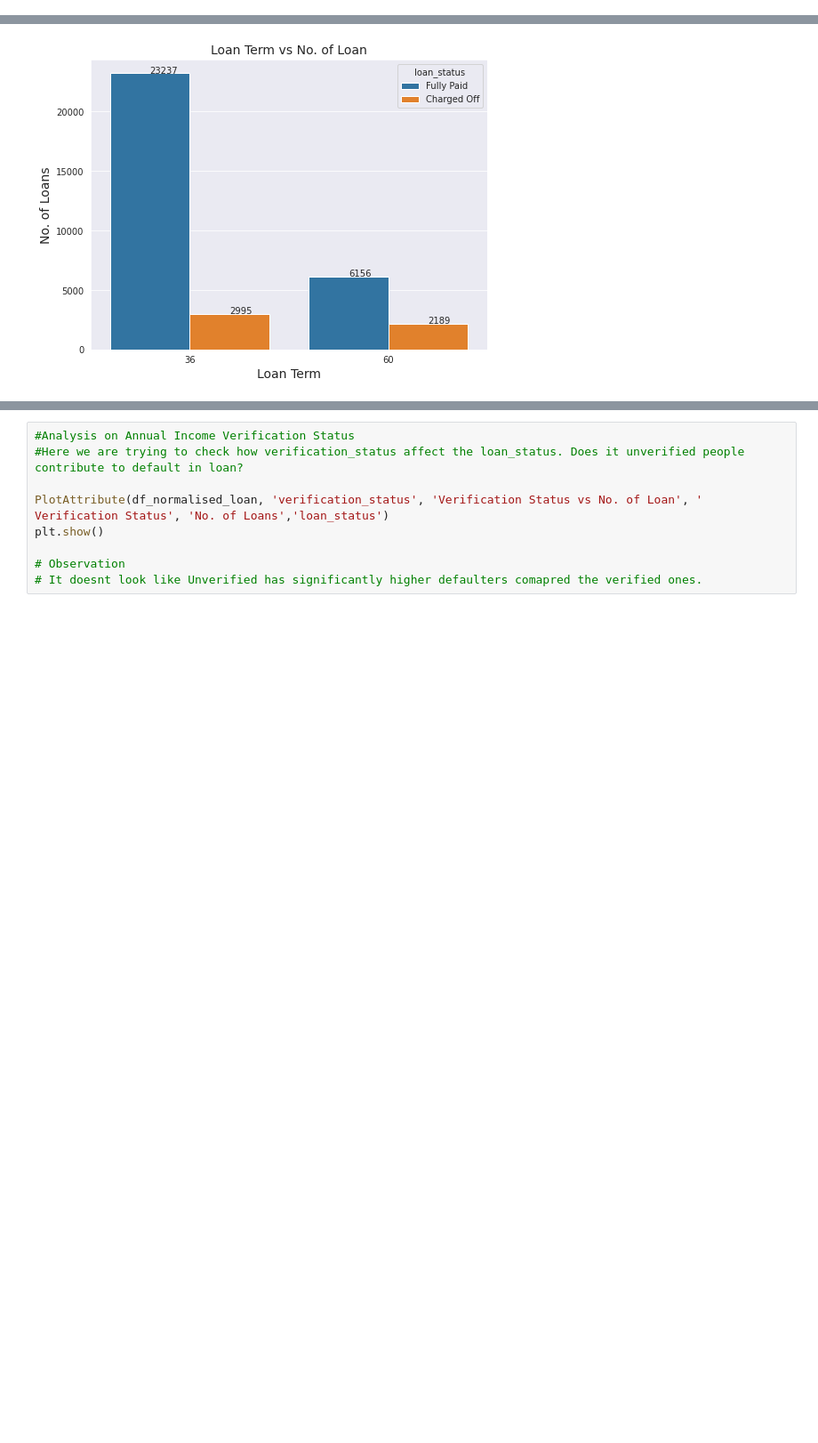
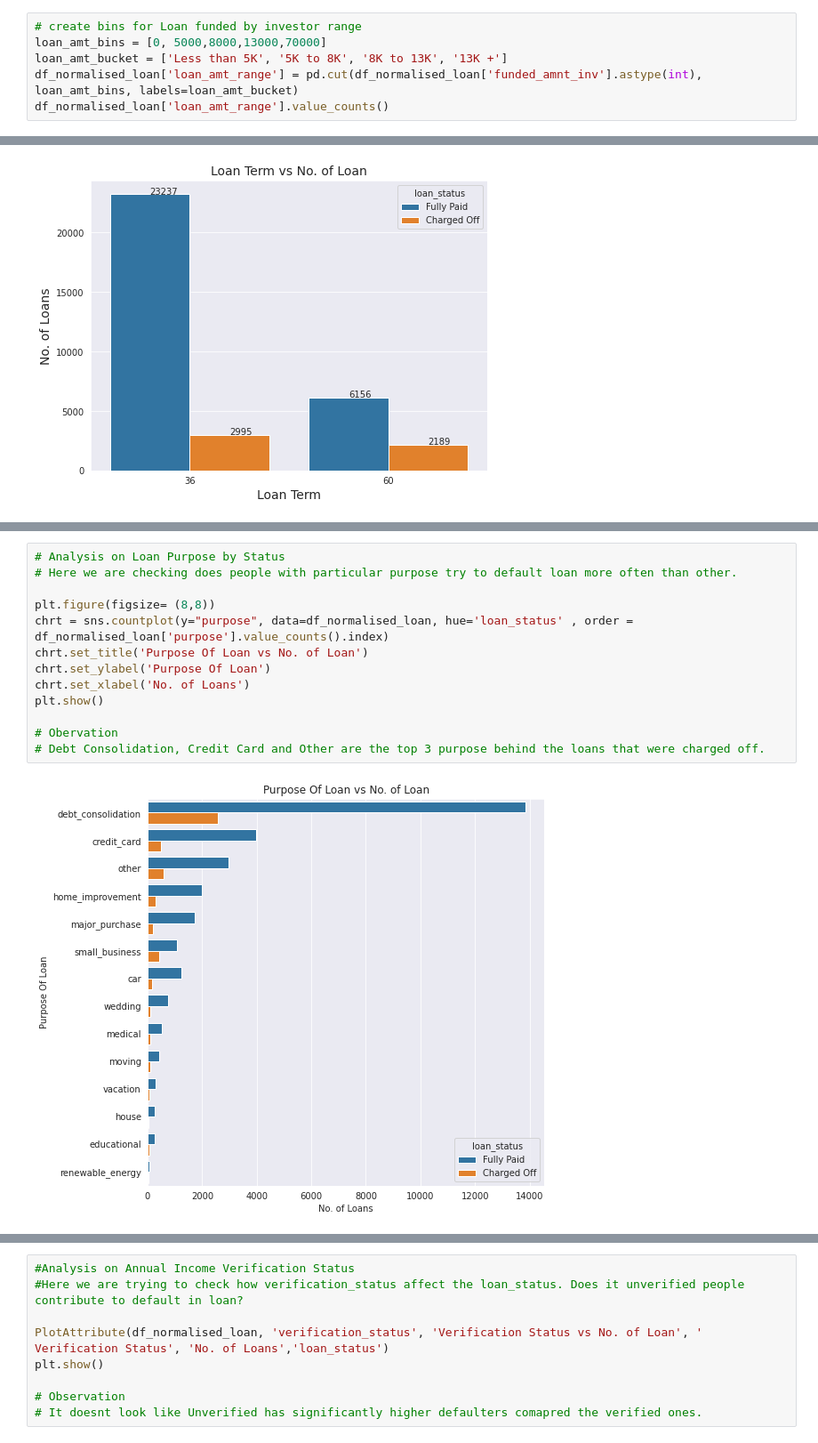
Before and after one commit to chitra-psg/lending-club, a Jupyter notebook: customer_loan_profile_analysis_final.ipynb, the cells around one changed output, grey strips where cells are left out. Shown at 89% size. Saved outputs shown, nothing was run; the diff lists cells and outputs as text; blank space fills up the shorter version.

```diff
--- a/customer_loan_profile_analysis_final.ipynb
+++ b/customer_loan_profile_analysis_final.ipynb
@@ -195,0 +198,6 @@ Name: int_rate_range, dtype: int64
+# %%
+# create bins for Loan funded by investor range
+loan_amt_bins = [0, 5000,8000,13000,70000]
+loan_amt_bucket = ['Less than 5K', '5K to 8K', '8K to 13K', '13K +']
+df_normalised_loan['loan_amt_range'] = pd.cut(df_normalised_loan['funded_amnt_inv'].astype(int), loan_amt_bins, labels=loan_amt_bucket)
+df_normalised_loan['loan_amt_range'].value_counts()
@@ -288 +313,16 @@ plt.show()
+# %%
+# Analysis on Loan Purpose by Status
+# Here we are checking does people with particular purpose try to default loan more often than other.
+
+plt.figure(figsize= (8,8))
+chrt = sns.countplot(y="purpose", data=df_normalised_loan, hue='loan_status' , order = df_normalised_loan['purpose'].value_counts().index)
+chrt.set_title('Purpose Of Loan vs No. of Loan')
+chrt.set_ylabel('Purpose Of Loan')
+chrt.set_xlabel('No. of Loans')
+plt.show()
+
+# Obervation
+# Debt Consolidation, Credit Card and Other are the top 3 purpose behind the loans that were charged off.
+# %% [output]
+[figure, added]
 # %%
```
Also changed, not shown: parts of 17 cells of this notebook.
